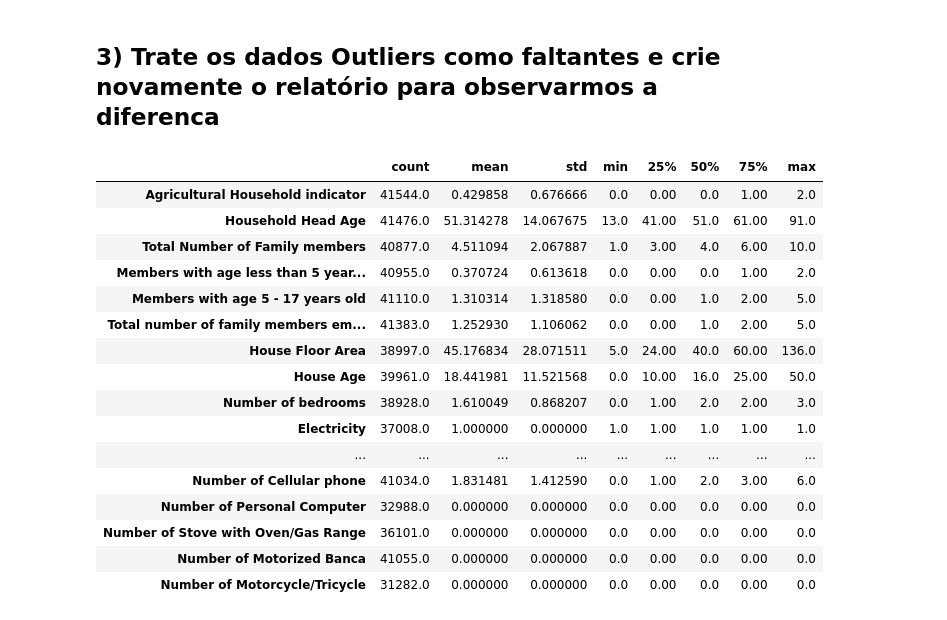
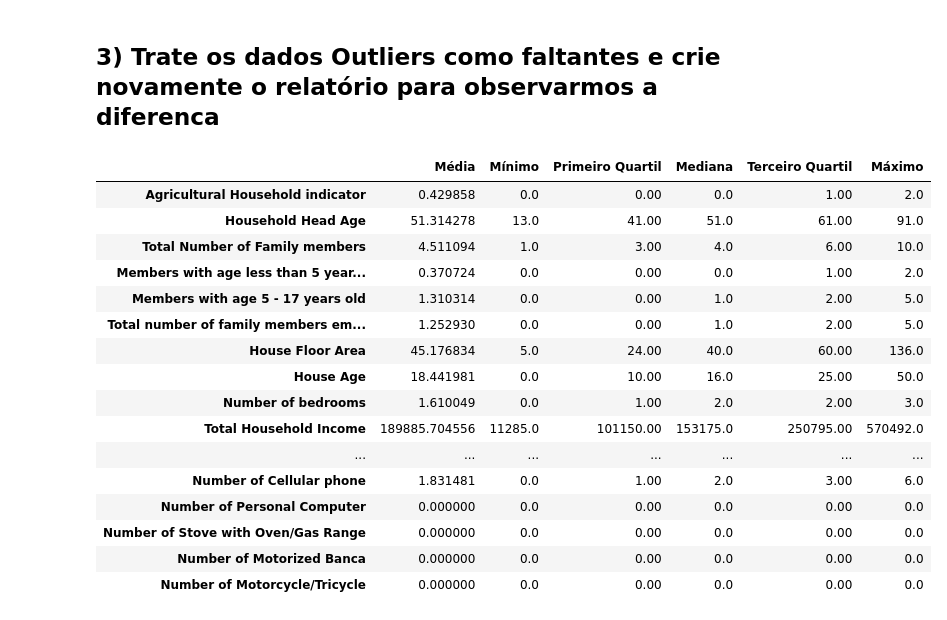
Before and after one commit to marcelaqueiroz/letscode_pandas, a Jupyter notebook: projeto_pandas.ipynb, the cells around one changed output. Saved outputs shown, nothing was run; the diff lists cells and outputs as text; code cells hidden in the pictures.

```diff
--- a/projeto_pandas.ipynb
+++ b/projeto_pandas.ipynb
@@ -274,43 +283,41 @@ stats.loc[~stats.index.isin(['count', 'std'])].T
 # %% [markdown]
 ## 3) Trate os dados Outliers como faltantes e crie novamente o relatório para observarmos a diferenca
 # %%
-quartil1 = stats.loc['25%']
-quartil3 = stats.loc['75%']
+def is_in_range(column, minimum, maximum):
+    col_name = column.name
+    return (column >= minimum.loc[col_name]) & (column <= maximum.loc[col_name])
 
-iqr = quartil3 - quartil1
 
-maximo = quartil3 + 1.5 * iqr
-maximo.name = 'maximo'
-minimo = quartil1 - 1.5 * iqr
-minimo.name = 'minimo'
+quartile_1 = stats['Primeiro Quartil']
+quartile_3 = stats['Terceiro Quartil']
+
+interquartile_range = quartile_3 - quartile_1
+
+max_value = quartile_3 + 1.5 * interquartile_range
+max_value.name = 'maximo'
+min_value = quartile_1 - 1.5 * interquartile_range
+min_value.name = 'minimo'
+
+# Check if values are within the interquartile range
+mask = df_quantitative.apply(lambda column: is_in_range(column, min_value, max_value))
+df_iqr = df_quantitative[mask]
+
+generate_stats_report(df_iqr, unwanted_stats, new_column_names)
+# %% [output]
+|  | Média | Mínimo | Primeiro Quartil | Mediana | Terceiro Quartil | Máximo |
+| Agricultural Household indicator | 0.429858 | 0.0 | 0.00 | 0.0 | 1.00 | 2.0 |
+| Household Head Age | 51.314278 | 13.0 | 41.00 | 51.0 | 61.00 | 91.0 |
+| Total Number of Family members | 4.511094 | 1.0 | 3.00 | 4.0 | 6.00 | 10.0 |
+| Members with age less than 5 year... | 0.370724 | 0.0 | 0.00 | 0.0 | 1.00 | 2.0 |
+| Members with age 5 - 17 years old | 1.310314 | 0.0 | 0.00 | 1.0 | 2.00 | 5.0 |
+| Total number of family members em... | 1.252930 | 0.0 | 0.00 | 1.0 | 2.00 | 5.0 |
+| House Floor Area | 45.176834 | 5.0 | 24.00 | 40.0 | 60.00 | 136.0 |
+| House Age | 18.441981 | 0.0 | 10.00 | 16.0 | 25.00 | 50.0 |
+| Number of bedrooms | 1.610049 | 0.0 | 1.00 | 2.0 | 2.00 | 3.0 |
+| Total Household Income | 189885.704556 | 11285.0 | 101150.00 | 153175.0 | 250795.00 | 570492.0 |
+| ... | ... | ... | ... | ... | ... | ... |
+| Number of Cellular phone | 1.831481 | 0.0 | 1.00 | 2.0 | 3.00 | 6.0 |
+| Number of Personal Computer | 0.000000 | 0.0 | 0.00 | 0.0 | 0.00 | 0.0 |
+| Number of Stove with Oven/Gas Range | 0.000000 | 0.0 | 0.00 | 0.0 | 0.00 | 0.0 |
+| Number of Motorized Banca | 0.000000 | 0.0 | 0.00 | 0.0 | 0.00 | 0.0 |
+| Number of Motorcycle/Tricycle | 0.000000 | 0.0 | 0.00 | 0.0 | 0.00 | 0.0 |
-# %%
-import numpy as np
-
-def esta_no_range(row, minimo, maximo):
-    return (row >= minimo) & (row <= maximo)
-
-
-filtro = df_completo.apply(lambda row: esta_no_range(row, minimo, maximo), axis=1)
-df_sem_outlier_completo = df_completo[filtro]
-
-stats_outliers = df_sem_outlier_completo.describe()
-# stats_outliers = stats_outliers.loc[~stats_outliers.index.isin(['count', 'std'])]
-stats_outliers.T
-# %% [output]
-|  | count | mean | std | min | 25% | 50% | 75% | max |
-| Agricultural Household indicator | 41544.0 | 0.429858 | 0.676666 | 0.0 | 0.00 | 0.0 | 1.00 | 2.0 |
-| Household Head Age | 41476.0 | 51.314278 | 14.067675 | 13.0 | 41.00 | 51.0 | 61.00 | 91.0 |
-| Total Number of Family members | 40877.0 | 4.511094 | 2.067887 | 1.0 | 3.00 | 4.0 | 6.00 | 10.0 |
-| Members with age less than 5 year... | 40955.0 | 0.370724 | 0.613618 | 0.0 | 0.00 | 0.0 | 1.00 | 2.0 |
-| Members with age 5 - 17 years old | 41110.0 | 1.310314 | 1.318580 | 0.0 | 0.00 | 1.0 | 2.00 | 5.0 |
-| Total number of family members em... | 41383.0 | 1.252930 | 1.106062 | 0.0 | 0.00 | 1.0 | 2.00 | 5.0 |
-| House Floor Area | 38997.0 | 45.176834 | 28.071511 | 5.0 | 24.00 | 40.0 | 60.00 | 136.0 |
-| House Age | 39961.0 | 18.441981 | 11.521568 | 0.0 | 10.00 | 16.0 | 25.00 | 50.0 |
-| Number of bedrooms | 38928.0 | 1.610049 | 0.868207 | 0.0 | 1.00 | 2.0 | 2.00 | 3.0 |
-| Electricity | 37008.0 | 1.000000 | 0.000000 | 1.0 | 1.00 | 1.0 | 1.00 | 1.0 |
-| ... | ... | ... | ... | ... | ... | ... | ... | ... |
-| Number of Cellular phone | 41034.0 | 1.831481 | 1.412590 | 0.0 | 1.00 | 2.0 | 3.00 | 6.0 |
-| Number of Personal Computer | 32988.0 | 0.000000 | 0.000000 | 0.0 | 0.00 | 0.0 | 0.00 | 0.0 |
-| Number of Stove with Oven/Gas Range | 36101.0 | 0.000000 | 0.000000 | 0.0 | 0.00 | 0.0 | 0.00 | 0.0 |
-| Number of Motorized Banca | 41055.0 | 0.000000 | 0.000000 | 0.0 | 0.00 | 0.0 | 0.00 | 0.0 |
-| Number of Motorcycle/Tricycle | 31282.0 | 0.000000 | 0.000000 | 0.0 | 0.00 | 0.0 | 0.00 | 0.0 |
```
Also changed, not shown: parts of 24 cells of this notebook.
